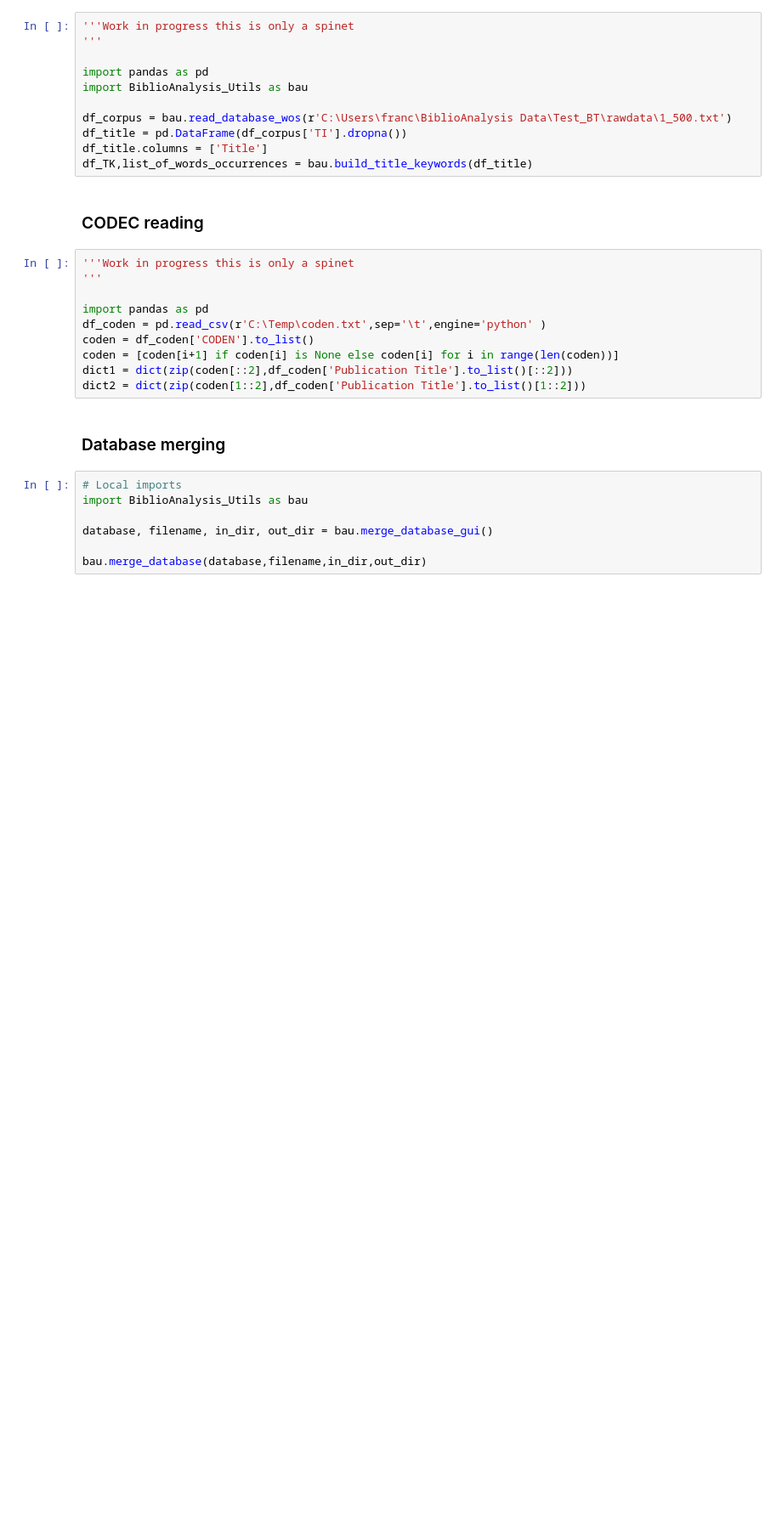
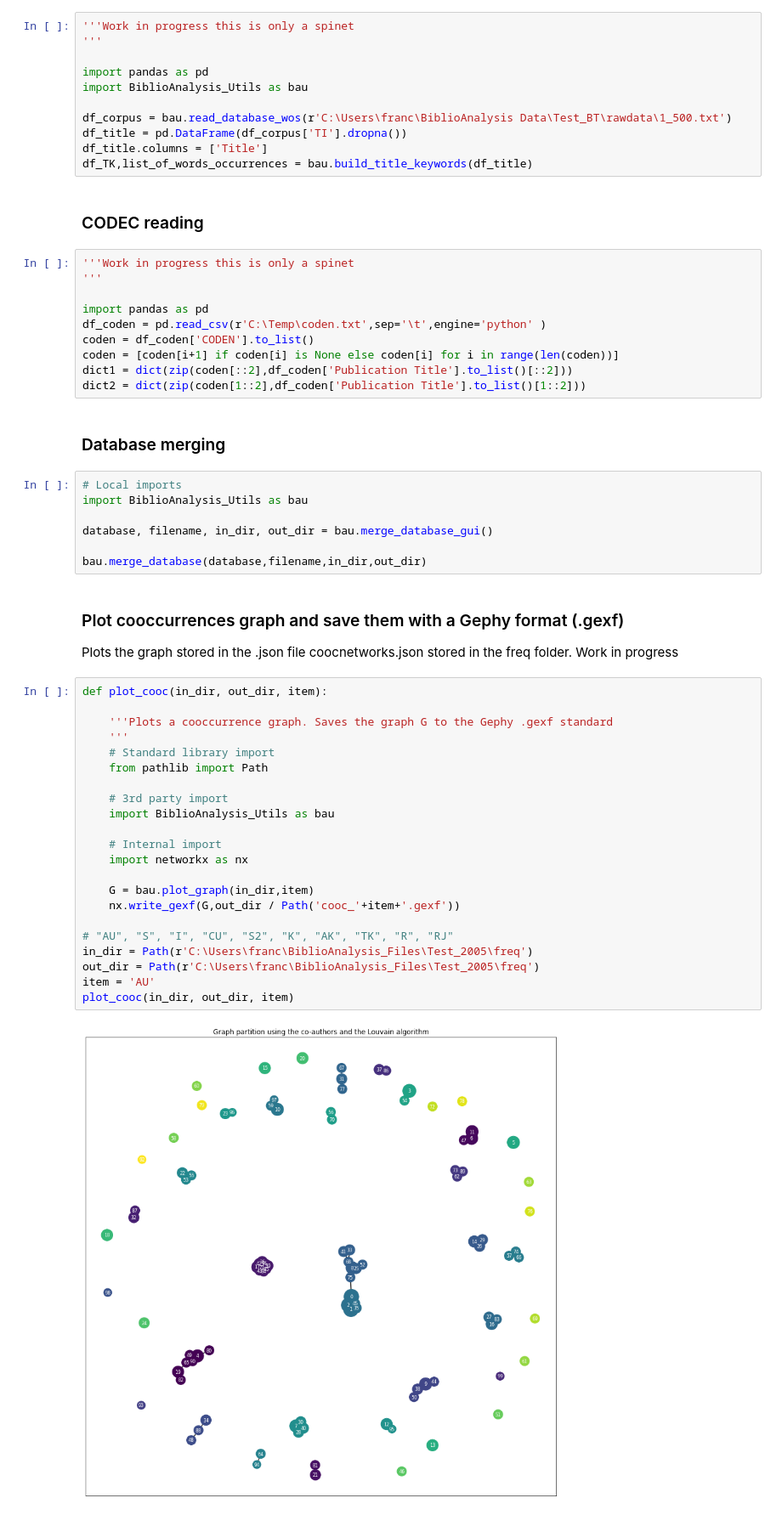
Before and after one commit to IonaBrenac/BiblioAnalysis, a Jupyter notebook: BiblioAnalysis_OnDev.ipynb, the cells around one changed output. Shown at 85% size. Saved outputs shown, nothing was run; the diff lists cells and outputs as text; blank space fills up the shorter version.

Commit message:
Added minor modifition a to BiblioParser.py. Added a cell in BiblioAnalysis_OnDev.ipynb to visualize and store cooccurrence graphs (coocnetworks.json) with Gephy standard .gexp

```diff
--- a/BiblioAnalysis_OnDev.ipynb
+++ b/BiblioAnalysis_OnDev.ipynb
@@ -417,3 +431,30 @@ import BiblioAnalysis_Utils as bau
 database, filename, in_dir, out_dir = bau.merge_database_gui()
 
 bau.merge_database(database,filename,in_dir,out_dir)
+# %% [markdown]
+### Plot cooccurrences graph and save them with a Gephy format (.gexf)
+Plots the graph stored in the .json file coocnetworks.json stored in the freq folder. Work in progress
+# %%
+def plot_cooc(in_dir, out_dir, item):
+
+    '''Plots a cooccurrence graph. Saves the graph G to the Gephy .gexf standard
+    '''
+    # Standard library import
+    from pathlib import Path
+
+    # 3rd party import
+    import BiblioAnalysis_Utils as bau
+
+    # Internal import
+    import networkx as nx
+
+    G = bau.plot_graph(in_dir,item)
+    nx.write_gexf(G,out_dir / Path('cooc_'+item+'.gexf'))
+
+# "AU", "S", "I", "CU", "S2", "K", "AK", "TK", "R", "RJ"
+in_dir = Path(r'C:\Users\franc\BiblioAnalysis_Files\Test_2005\freq')
+out_dir = Path(r'C:\Users\franc\BiblioAnalysis_Files\Test_2005\freq')
+item = 'AU'
+plot_cooc(in_dir, out_dir, item)
+# %% [output]
+[figure, added]
```
Also changed, not shown: parts of 4 cells of this notebook, 2 other files.
